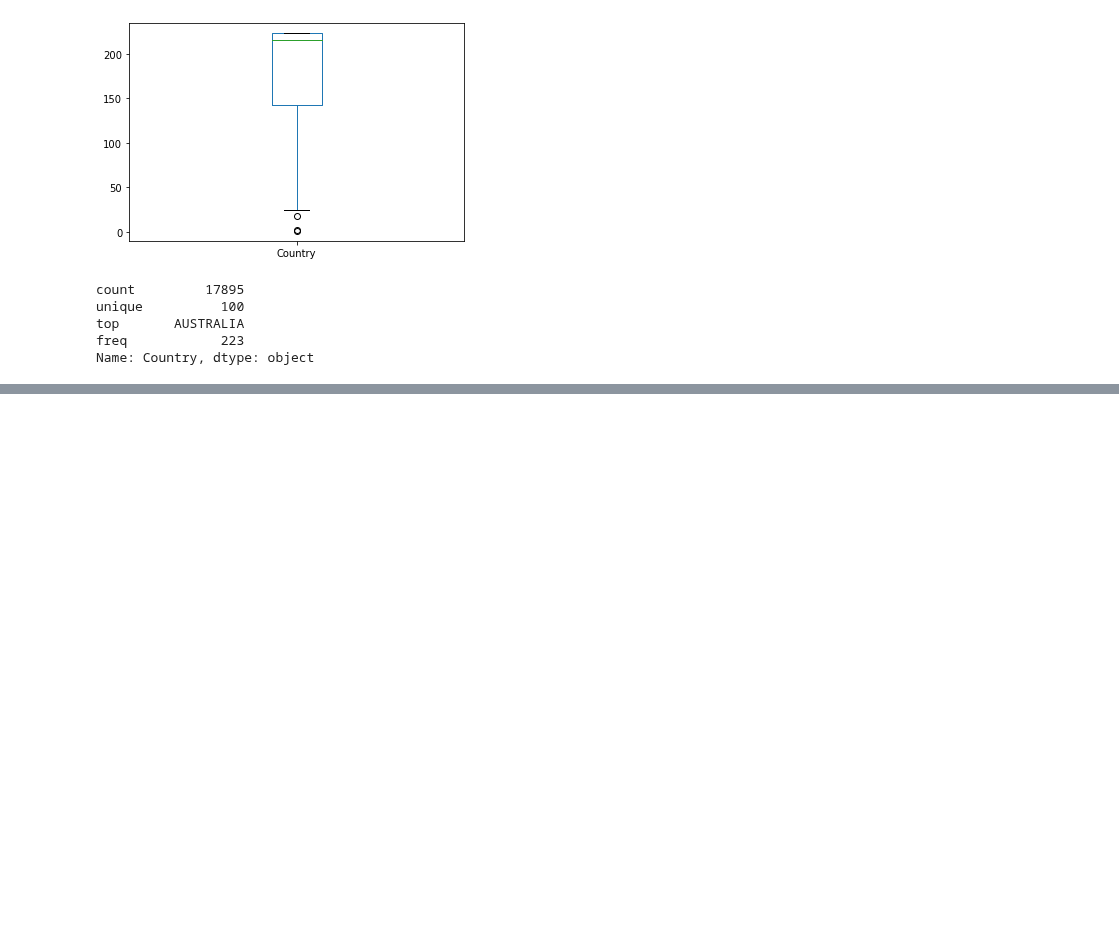
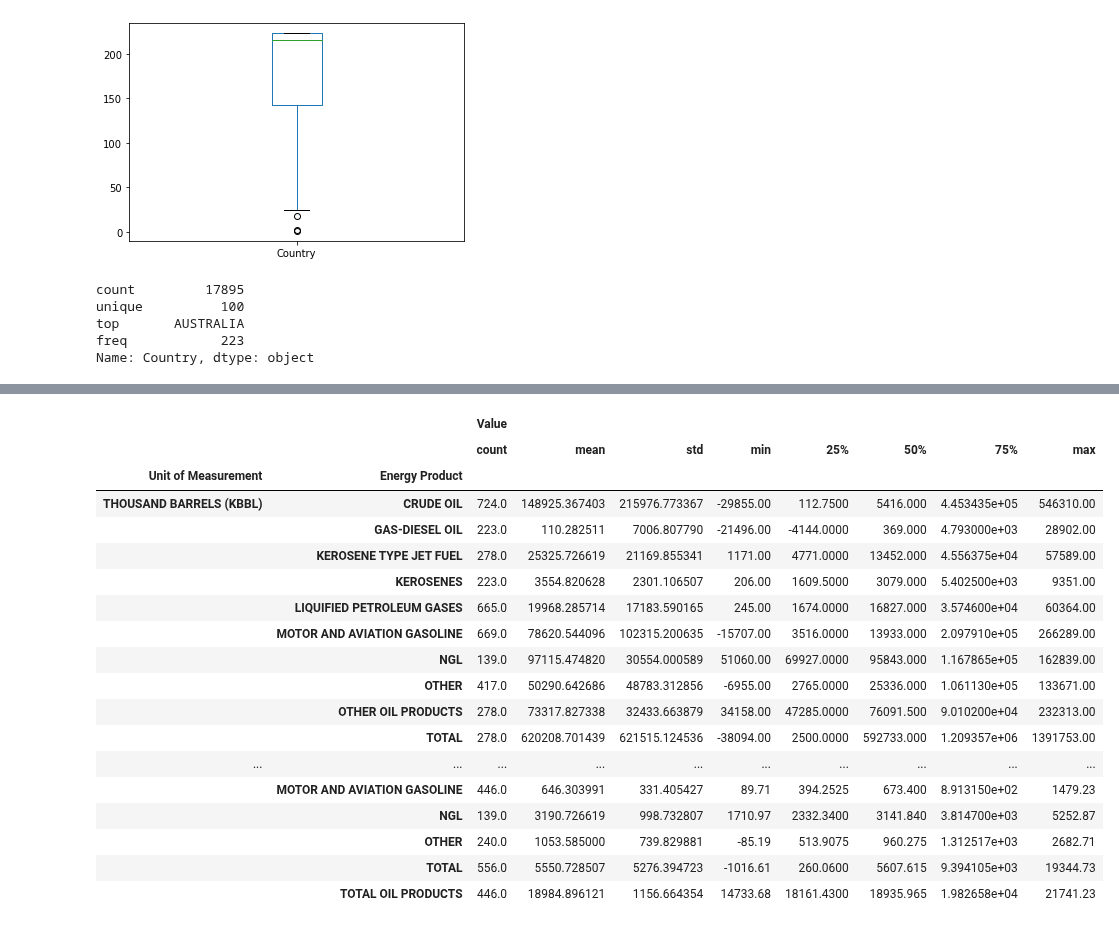
Before and after one commit to griffinwt/Hackathon_March2021, a Jupyter notebook: code/EDA-Brandon/Energy-Oil-Gas.ipynb, the cells around one changed output, grey strips where cells are left out. Saved outputs shown, nothing was run; the diff lists cells and outputs as text; code cells hidden in the pictures; blank space fills up the shorter version.

```diff
--- a/code/EDA-Brandon/Energy-Oil-Gas.ipynb
+++ b/code/EDA-Brandon/Energy-Oil-Gas.ipynb
@@ -59,0 +204,4 @@ Name: Country, dtype: object
+# %%
+df_JODI = df[(df['Unit of Measurement'] == 'THOUSAND BARRELS PER DAY(KB-D)') | \
+             (df['Unit of Measurement'] == 'THOUSAND BARRELS (KBBL)')]
+df_JODI.groupby('Unit of Measurement').describe()
@@ -59,0 +214,22 @@ Name: Country, dtype: object
+# %%
+df_JODI.groupby(['Unit of Measurement','Energy Product']).describe()
+# %% [output]
+|  |  | Value |  |  |  |  |  |  |  |
+|  |  | count | mean | std | min | 25% | 50% | 75% | max |
+| Unit of Measurement | Energy Product |  |  |  |  |  |  |  |  |
+| THOUSAND BARRELS (KBBL) | CRUDE OIL | 724.0 | 148925.367403 | 215976.773367 | -29855.00 | 112.7500 | 5416.000 | 4.453435e+05 | 546310.00 |
+|  | GAS-DIESEL OIL | 223.0 | 110.282511 | 7006.807790 | -21496.00 | -4144.0000 | 369.000 | 4.793000e+03 | 28902.00 |
+|  | KEROSENE TYPE JET FUEL | 278.0 | 25325.726619 | 21169.855341 | 1171.00 | 4771.0000 | 13452.000 | 4.556375e+04 | 57589.00 |
+|  | KEROSENES | 223.0 | 3554.820628 | 2301.106507 | 206.00 | 1609.5000 | 3079.000 | 5.402500e+03 | 9351.00 |
+|  | LIQUIFIED PETROLEUM GASES | 665.0 | 19968.285714 | 17183.590165 | 245.00 | 1674.0000 | 16827.000 | 3.574600e+04 | 60364.00 |
+|  | MOTOR AND AVIATION GASOLINE | 669.0 | 78620.544096 | 102315.200635 | -15707.00 | 3516.0000 | 13933.000 | 2.097910e+05 | 266289.00 |
+|  | NGL | 139.0 | 97115.474820 | 30554.000589 | 51060.00 | 69927.0000 | 95843.000 | 1.167865e+05 | 162839.00 |
+|  | OTHER | 417.0 | 50290.642686 | 48783.312856 | -6955.00 | 2765.0000 | 25336.000 | 1.061130e+05 | 133671.00 |
+|  | OTHER OIL PRODUCTS | 278.0 | 73317.827338 | 32433.663879 | 34158.00 | 47285.0000 | 76091.500 | 9.010200e+04 | 232313.00 |
+|  | TOTAL | 278.0 | 620208.701439 | 621515.124536 | -38094.00 | 2500.0000 | 592733.000 | 1.209357e+06 | 1391753.00 |
+| ... | ... | ... | ... | ... | ... | ... | ... | ... | ... |
+|  | MOTOR AND AVIATION GASOLINE | 446.0 | 646.303991 | 331.405427 | 89.71 | 394.2525 | 673.400 | 8.913150e+02 | 1479.23 |
+|  | NGL | 139.0 | 3190.726619 | 998.732807 | 1710.97 | 2332.3400 | 3141.840 | 3.814700e+03 | 5252.87 |
+|  | OTHER | 240.0 | 1053.585000 | 739.829881 | -85.19 | 513.9075 | 960.275 | 1.312517e+03 | 2682.71 |
+|  | TOTAL | 556.0 | 5550.728507 | 5276.394723 | -1016.61 | 260.0600 | 5607.615 | 9.394105e+03 | 19344.73 |
+|  | TOTAL OIL PRODUCTS | 446.0 | 18984.896121 | 1156.664354 | 14733.68 | 18161.4300 | 18935.965 | 1.982658e+04 | 21741.23 |
```
Also changed, not shown: parts of 13 cells of this notebook, 3 other files.
